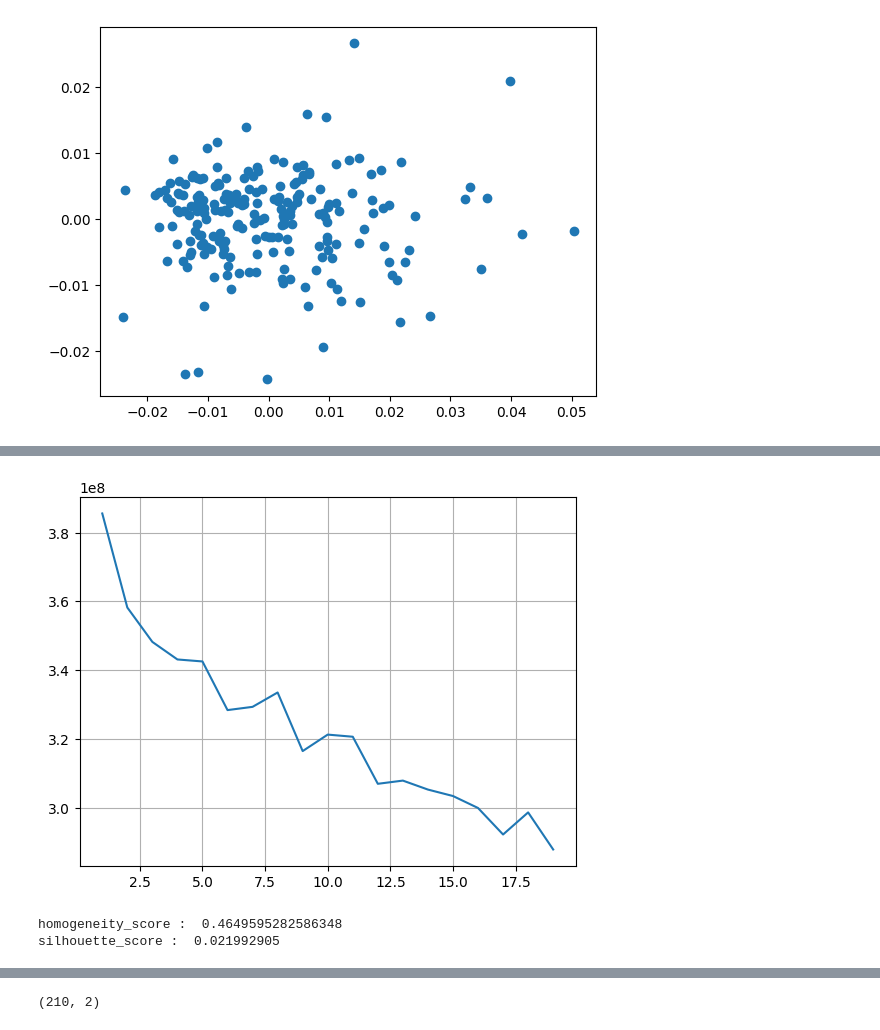
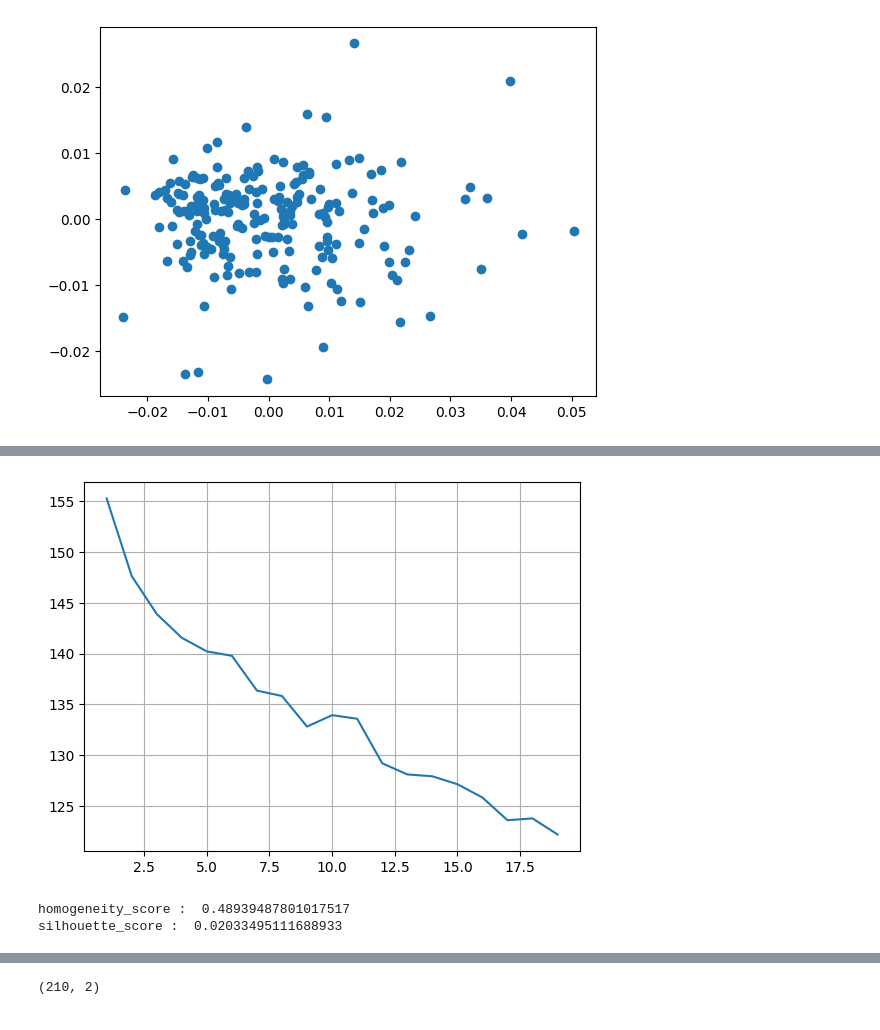
Before and after one commit to javadkavian/AI_Assignments, a Jupyter notebook: A3/AI_A3.ipynb, the cells around one changed output, grey strips where cells are left out. Saved outputs shown, nothing was run; the diff lists cells and outputs as text; code cells hidden in the pictures.

Commit message:
add normalize

```diff
--- a/A3/AI_A3.ipynb
+++ b/A3/AI_A3.ipynb
@@ -170,23 +170,24 @@ X = np.array(features_list)
 # %%
+X = normalize(X)
 inertias = []
 for k in range(1, 20):
     model = KMeans(n_clusters=k)
     model.fit(X)
     inertias.append(model.inertia_)
 
 plt.figure()
 plt.plot(np.arange(1, 20), inertias)
 plt.grid()
 # %% [output]
-[figure, old version]
+[figure, new version]
 # %%
-model = KMeans(n_clusters=7)
+model = KMeans(n_clusters=9)
 model.fit(X)
 print("homogeneity_score : ", homogeneity_score(trueLabels, model.labels_))
 print("silhouette_score : ", silhouette_score(X, model.labels_))
 # %% [output]
-homogeneity_score :  0.4649595282586348
-silhouette_score :  0.021992905
+homogeneity_score :  0.48939487801017517
+silhouette_score :  0.02033495111688933
 # %%
 import os
 import numpy as np
```
Also changed, not shown: parts of 9 cells of this notebook.
